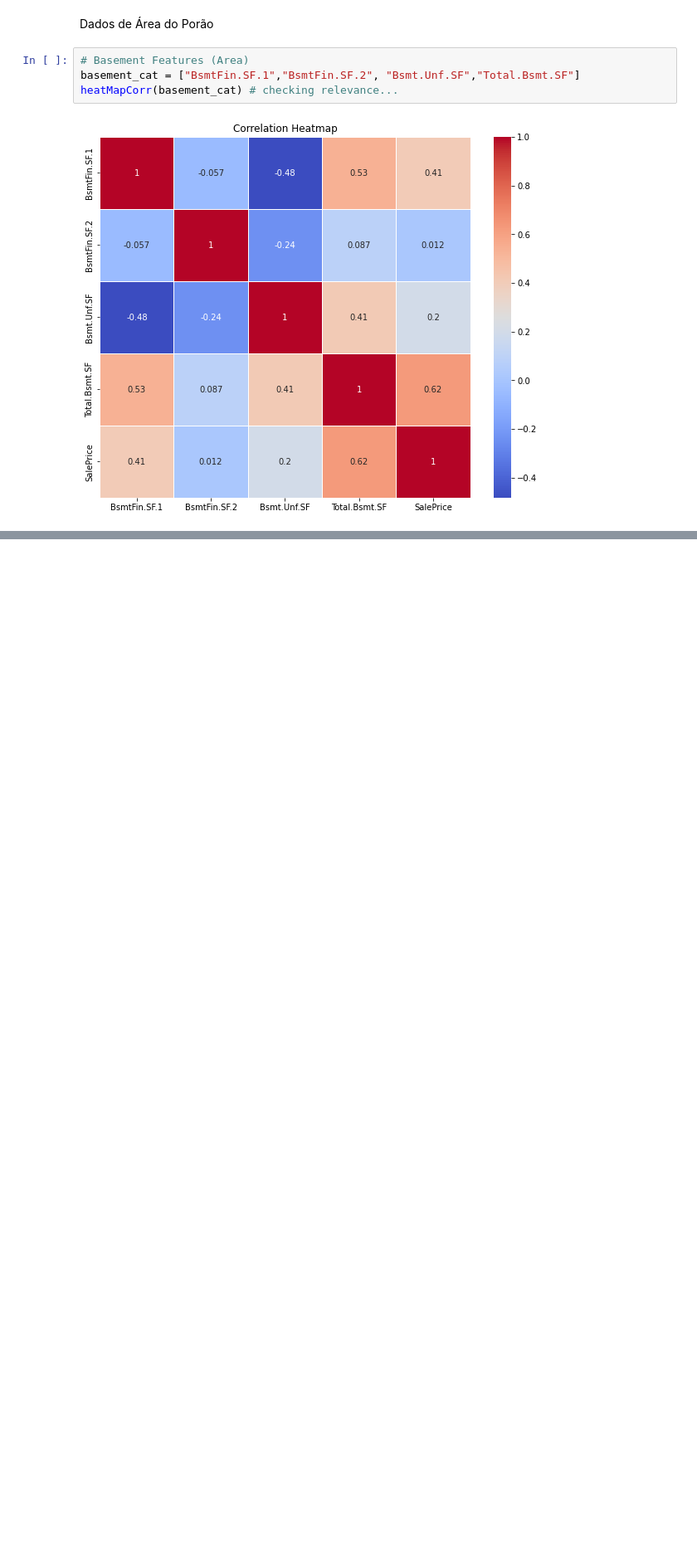
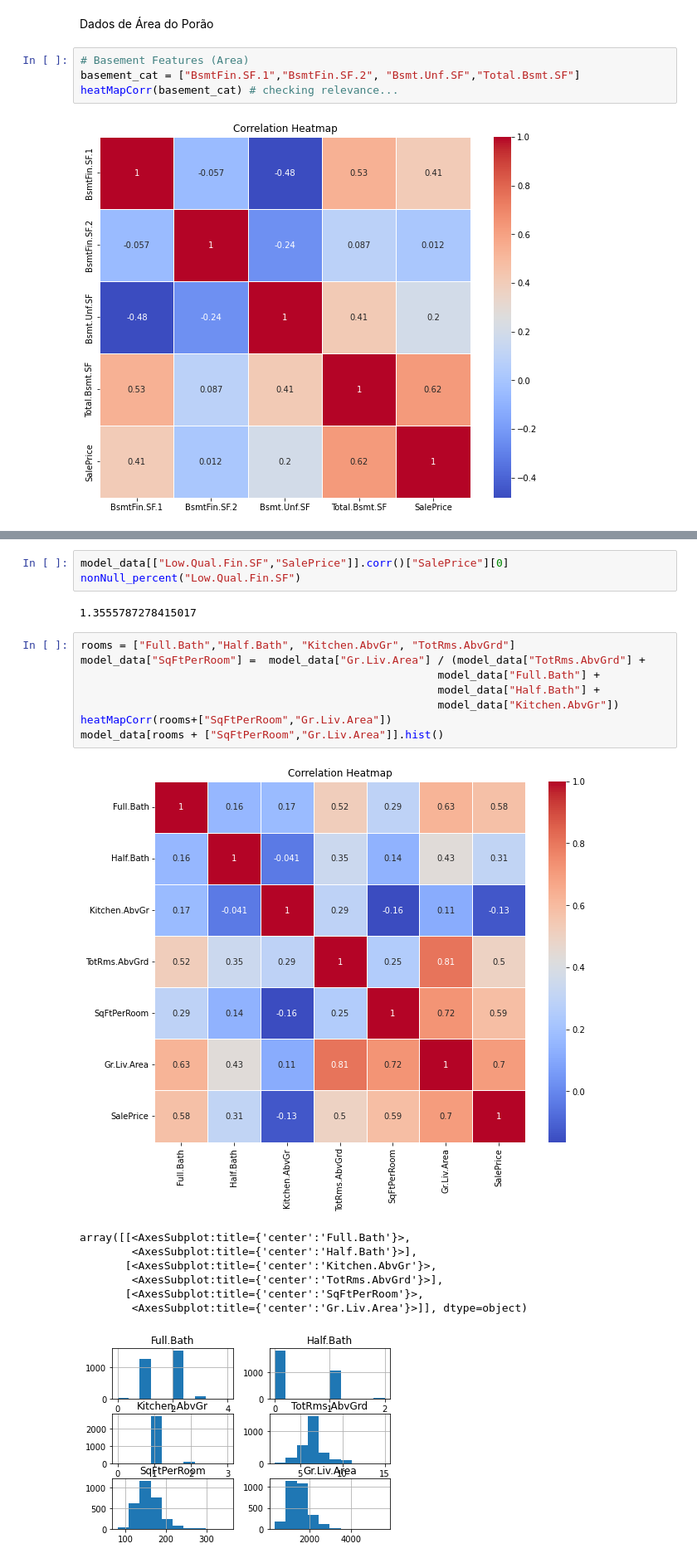
Before and after one commit to P-ASilva/ames, a Jupyter notebook: notebooks/08_final_model_analysis_and_feature_enginnering.ipynb, the cells around one changed output, grey strips where cells are left out. Shown at 83% size. Drawn from its saved outputs; the diff is of its cells as text; blank space fills up the shorter version.

```diff
--- a/notebooks/08_final_model_analysis_and_feature_enginnering.ipynb
+++ b/notebooks/08_final_model_analysis_and_feature_enginnering.ipynb
@@ -168,0 +201,22 @@ right_skewed += ["BsmtFin.SF.1","BsmtFin.SF.2", "Bsmt.Unf.SF"]
+# %%
+model_data[["Low.Qual.Fin.SF","SalePrice"]].corr()["SalePrice"][0]
+nonNull_percent("Low.Qual.Fin.SF")
+# %% [output]
+1.3555787278415017
+# %%
+rooms = ["Full.Bath","Half.Bath", "Kitchen.AbvGr", "TotRms.AbvGrd"]
+model_data["SqFtPerRoom"] =  model_data["Gr.Liv.Area"] / (model_data["TotRms.AbvGrd"] +
+                                                       model_data["Full.Bath"] +
+                                                       model_data["Half.Bath"] +
+                                                       model_data["Kitchen.AbvGr"])
+heatMapCorr(rooms+["SqFtPerRoom","Gr.Liv.Area"])
+model_data[rooms + ["SqFtPerRoom","Gr.Liv.Area"]].hist()
+# %% [output]
+[figure, added]
+array([[<AxesSubplot:title={'center':'Full.Bath'}>,
+        <AxesSubplot:title={'center':'Half.Bath'}>],
+       [<AxesSubplot:title={'center':'Kitchen.AbvGr'}>,
+        <AxesSubplot:title={'center':'TotRms.AbvGrd'}>],
+       [<AxesSubplot:title={'center':'SqFtPerRoom'}>,
+        <AxesSubplot:title={'center':'Gr.Liv.Area'}>]], dtype=object)
+[figure, added]
```
Also changed, not shown: parts of 11 cells of this notebook.
